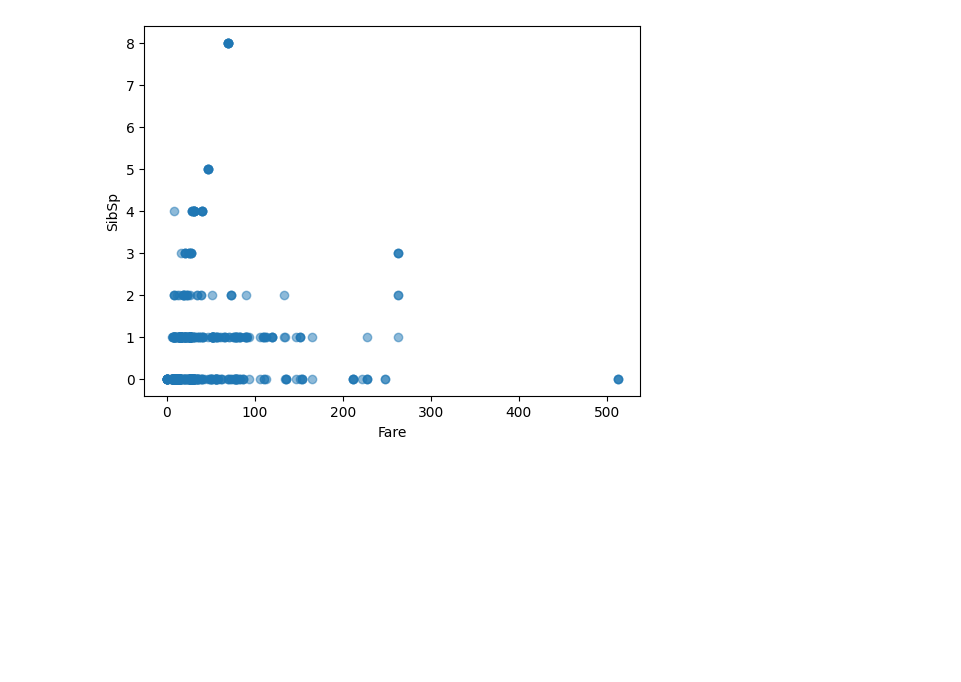
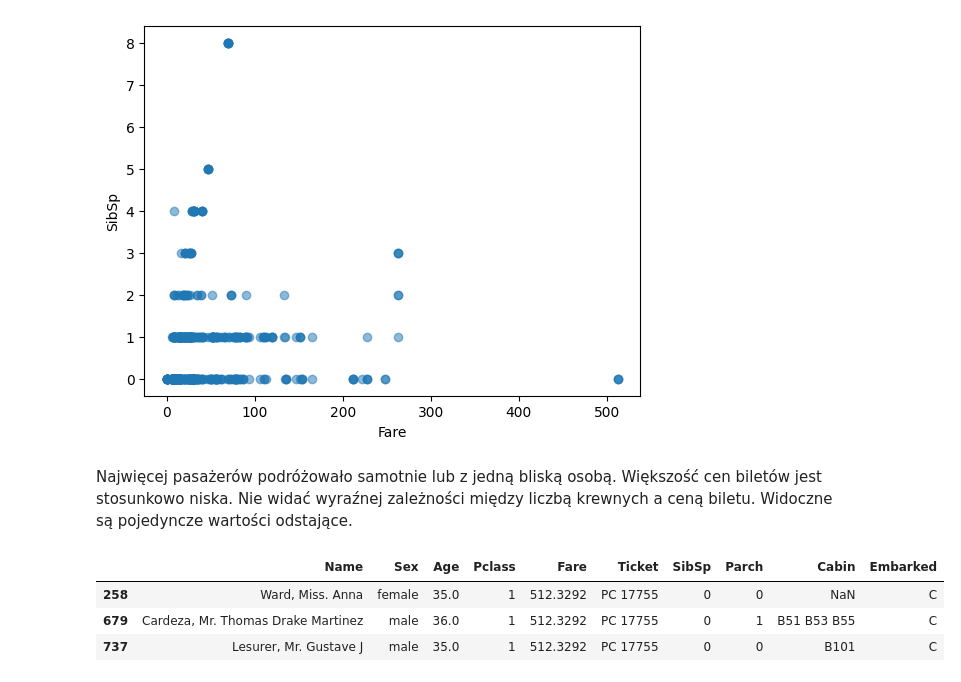
Before and after one commit to karolabramekkodilla/learning-git, a Jupyter notebook: 10.statystyka/zadanie_statystyka.ipynb, the cells around one changed output. Drawn from its saved outputs; the diff is of its cells as text; code cells hidden in the pictures; blank space fills up the shorter version.

```diff
--- a/10.statystyka/zadanie_statystyka.ipynb
+++ b/10.statystyka/zadanie_statystyka.ipynb
@@ -192,3 +196,20 @@ plt.ylabel('SibSp')
 plt.show()
 # %% [output]
 [figure]
+# %% [markdown]
+Najwięcej pasażerów podróżowało samotnie lub z jedną bliską osobą.
+Większość cen biletów jest stosunkowo niska.
+Nie widać wyraźnej zależności między liczbą krewnych a ceną biletu.
+Widoczne są pojedyncze wartości odstające.
+# %%
+max_fare = dataset["Fare"].max()
+
+dataset.loc[
+    dataset["Fare"] == max_fare,
+    ["Name", "Sex", "Age", "Pclass", "Fare", "Ticket", "SibSp", "Parch", "Cabin", "Embarked"]
+]
+# %% [output]
+|  | Name | Sex | Age | Pclass | Fare | Ticket | SibSp | Parch | Cabin | Embarked |
+| 258 | Ward, Miss. Anna | female | 35.0 | 1 | 512.3292 | PC 17755 | 0 | 0 | NaN | C |
+| 679 | Cardeza, Mr. Thomas Drake Martinez | male | 36.0 | 1 | 512.3292 | PC 17755 | 0 | 1 | B51 B53 B55 | C |
+| 737 | Lesurer, Mr. Gustave J | male | 35.0 | 1 | 512.3292 | PC 17755 | 0 | 0 | B101 | C |
```
Also changed, not shown: parts of 4 cells of this notebook.
